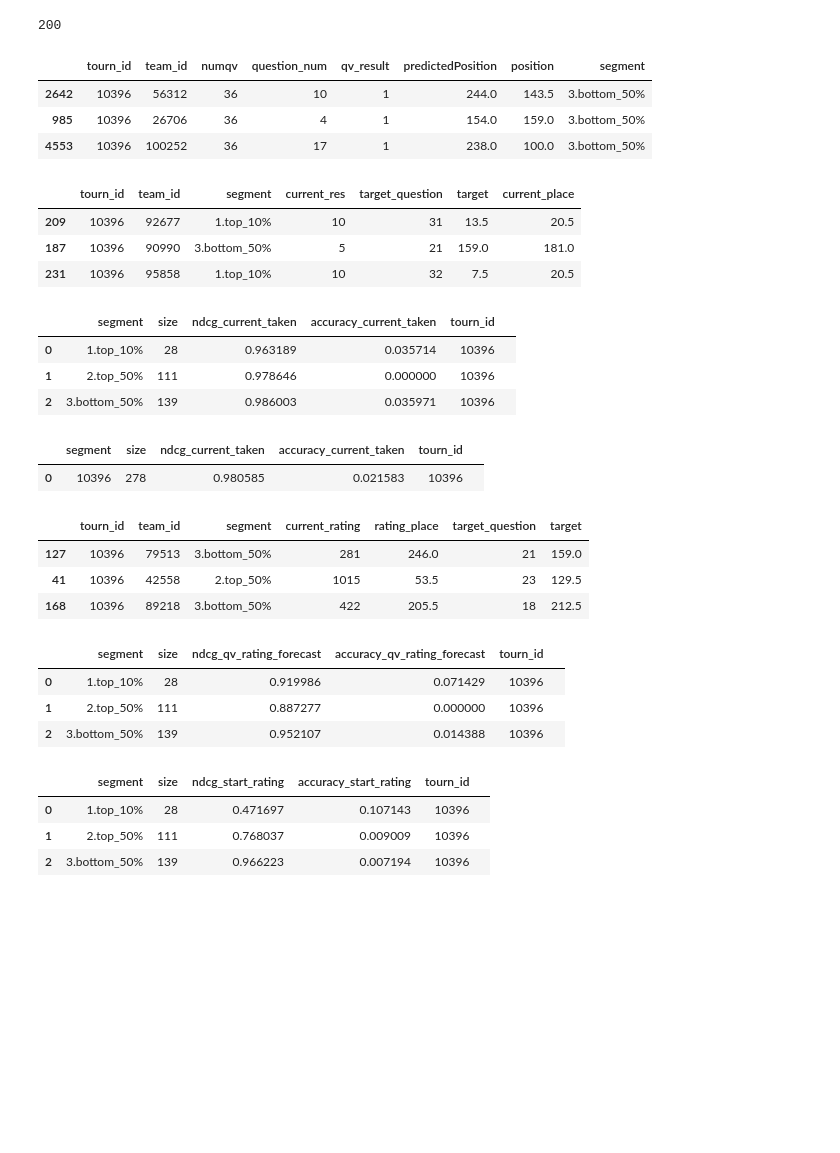
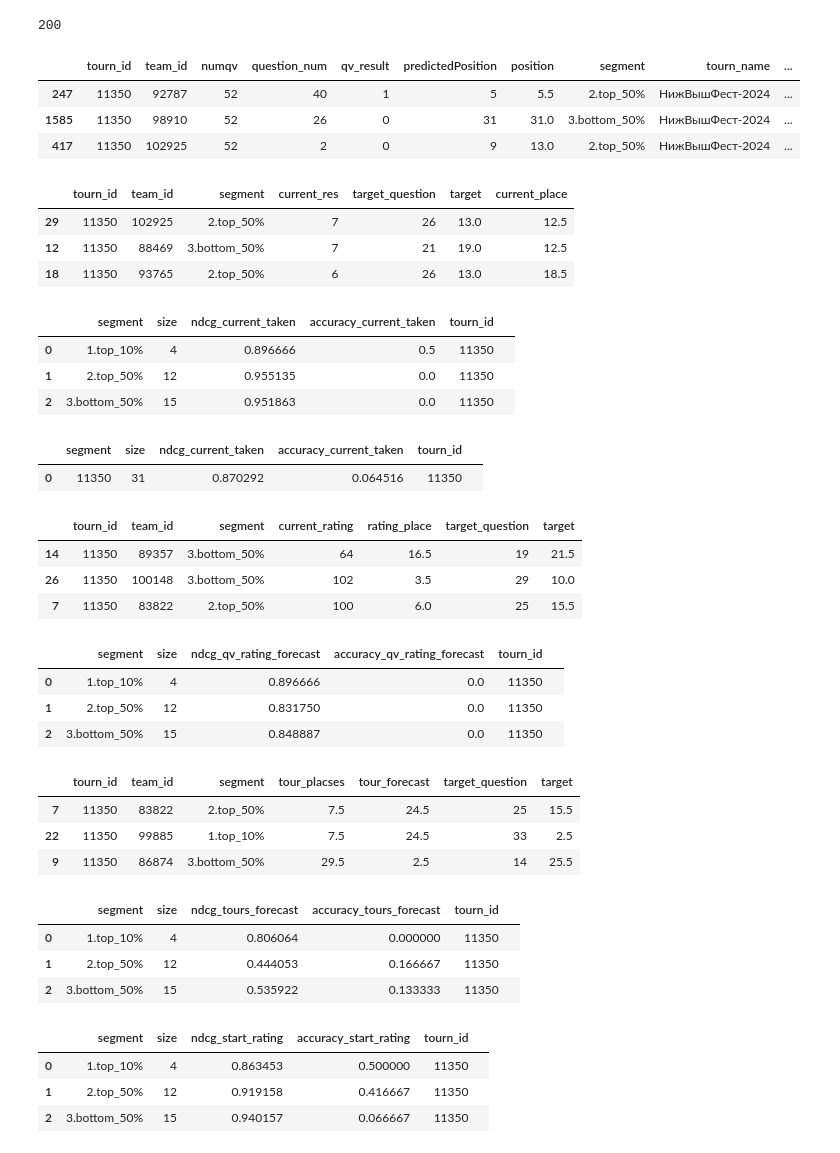
Before and after one commit to rosolimo212/chgk_results, a Jupyter notebook: per.ipynb, the cells around one changed output. Saved outputs shown, nothing was run; the diff lists cells and outputs as text; code cells hidden in the pictures; blank space fills up the shorter version.

```diff
--- a/per.ipynb
+++ b/per.ipynb
@@ -36,7 +36,9 @@ k_opt = 200
 # гостинный двор-2024, калуга
 # tourn_id = 10707
 # Островок Бесконечности: октябрь
-tourn_id = 10396
+# tourn_id = 10396
+start_date = '2024-12-01'
+finish_date = '2024-12-02'
 # %%
 def make_metrics(df, segment_col, target_col, pred_col, k=5, is_size=True, suffix='', param_value='', param_col='', tourn_id=0):
     """
@@ -169,3 +216,8 @@ def get_data(tourn_id):
     work_df = work_df.sort_values(by=['tourn_id', 'predictedPosition', 'segment', 'team_id', 'question_num'])
 
     return tourn_df, question_df, players_df, work_df
+# %%
+# проверяем работу функций
+# список турниров за определённую дату, первая страница пагинации
+tourn_lst_df = cha.get_tourn_list(start_date, finish_date, 1)
+tourn_lst_df.sample(3)
@@ -172,23 +230,24 @@ def get_data(tourn_id):
 # %%
-# проверяем работу функций
 # собранный датассет по одному турниру
+tourn_id = tourn_lst_df['tourn_id'].values[0]
 tourn_df, question_df, players_df, work_df = get_data(tourn_id)
+work_df = work_df.merge(tourn_lst_df, on='tourn_id')
 work_df.sample(3)
 # %% [output]
 200
-|  | tourn_id | team_id | numqv | question_num | qv_result | predictedPosition | position | segment |
-| 2642 | 10396 | 56312 | 36 | 10 | 1 | 244.0 | 143.5 | 3.bottom_50% |
-| 985 | 10396 | 26706 | 36 | 4 | 1 | 154.0 | 159.0 | 3.bottom_50% |
-| 4553 | 10396 | 100252 | 36 | 17 | 1 | 238.0 | 100.0 | 3.bottom_50% |
+|  | tourn_id | team_id | numqv | question_num | qv_result | predictedPosition | position | segment | tourn_name | ... |
+| 247 | 11350 | 92787 | 52 | 40 | 1 | 5 | 5.5 | 2.top_50% | НижВышФест-2024 | ... |
+| 1585 | 11350 | 98910 | 52 | 26 | 0 | 31 | 31.0 | 3.bottom_50% | НижВышФест-2024 | ... |
+| 417 | 11350 | 102925 | 52 | 2 | 0 | 9 | 13.0 | 2.top_50% | НижВышФест-2024 | ... |
 # %%
 # прогноз по занятому месту к 12 вопросу по сегменту стартовой крутости
 grtf = get_current_taken_forecast(work_df, 12, 'segment')
 grtf.sample(3)
 # %% [output]
 |  | tourn_id | team_id | segment | current_res | target_question | target | current_place |
-| 209 | 10396 | 92677 | 1.top_10% | 10 | 31 | 13.5 | 20.5 |
-| 187 | 10396 | 90990 | 3.bottom_50% | 5 | 21 | 159.0 | 181.0 |
-| 231 | 10396 | 95858 | 1.top_10% | 10 | 32 | 7.5 | 20.5 |
+| 29 | 11350 | 102925 | 2.top_50% | 7 | 26 | 13.0 | 12.5 |
+| 12 | 11350 | 88469 | 3.bottom_50% | 7 | 21 | 19.0 | 12.5 |
+| 18 | 11350 | 93765 | 2.top_50% | 6 | 26 | 13.0 | 18.5 |
 # %%
 # метрики точности прогноза по сегментам
 make_metrics(
@@ -202,9 +261,9 @@ make_metrics(
                 tourn_id=tourn_id)
 # %% [output]
 |  | segment | size | ndcg_current_taken | accuracy_current_taken | tourn_id |  |
-| 0 | 1.top_10% | 28 | 0.963189 | 0.035714 | 10396 |  |
-| 1 | 2.top_50% | 111 | 0.978646 | 0.000000 | 10396 |  |
-| 2 | 3.bottom_50% | 139 | 0.986003 | 0.035971 | 10396 |  |
+| 0 | 1.top_10% | 4 | 0.896666 | 0.5 | 11350 |  |
+| 1 | 2.top_50% | 12 | 0.955135 | 0.0 | 11350 |  |
+| 2 | 3.bottom_50% | 15 | 0.951863 | 0.0 | 11350 |  |
 # %%
 # по всей выборке тоже можно сделать
 make_metrics(
@@ -217,16 +276,16 @@ make_metrics(
                 tourn_id=tourn_id)
 # %% [output]
 |  | segment | size | ndcg_current_taken | accuracy_current_taken | tourn_id |  |
-| 0 | 10396 | 278 | 0.980585 | 0.021583 | 10396 |  |
+| 0 | 11350 | 31 | 0.870292 | 0.064516 | 11350 |  |
 # %%
 # прогноз по рейтингу взятых вопросов к 12 вопросу по сегменту стартовой крутости
 gcqrf = get_current_qv_rating_forecast(work_df, 12, 'segment')
 gcqrf.sample(3)
 # %% [output]
 |  | tourn_id | team_id | segment | current_rating | rating_place | target_question | target |
-| 127 | 10396 | 79513 | 3.bottom_50% | 281 | 246.0 | 21 | 159.0 |
-| 41 | 10396 | 42558 | 2.top_50% | 1015 | 53.5 | 23 | 129.5 |
-| 168 | 10396 | 89218 | 3.bottom_50% | 422 | 205.5 | 18 | 212.5 |
+| 14 | 11350 | 89357 | 3.bottom_50% | 64 | 16.5 | 19 | 21.5 |
+| 26 | 11350 | 100148 | 3.bottom_50% | 102 | 3.5 | 29 | 10.0 |
+| 7 | 11350 | 83822 | 2.top_50% | 100 | 6.0 | 25 | 15.5 |
 # %%
 # метрики точности прогноза по сегментам
 make_metrics(
@@ -239,9 +298,33 @@ make_metrics(
                 tourn_id=tourn_id)
 # %% [output]
 |  | segment | size | ndcg_qv_rating_forecast | accuracy_qv_rating_forecast | tourn_id |  |
-| 0 | 1.top_10% | 28 | 0.919986 | 0.071429 | 10396 |  |
-| 1 | 2.top_50% | 111 | 0.887277 | 0.000000 | 10396 |  |
-| 2 | 3.bottom_50% | 139 | 0.952107 | 0.014388 | 10396 |  |
+| 0 | 1.top_10% | 4 | 0.896666 | 0.0 | 11350 |  |
+| 1 | 2.top_50% | 12 | 0.831750 | 0.0 | 11350 |  |
+| 2 | 3.bottom_50% | 15 | 0.848887 | 0.0 | 11350 |  |
+# %%
+# прогноз по сумме мест в турах к 12 вопросу по сегменту стартовой крутости
+gtrf = get_tours_res_forecast(work_df, 12, 'segment')
+gtrf.sample(3)
+# %% [output]
+|  | tourn_id | team_id | segment | tour_placses | tour_forecast | target_question | target |
+| 7 | 11350 | 83822 | 2.top_50% | 7.5 | 24.5 | 25 | 15.5 |
+| 22 | 11350 | 99885 | 1.top_10% | 7.5 | 24.5 | 33 | 2.5 |
+| 9 | 11350 | 86874 | 3.bottom_50% | 29.5 | 2.5 | 14 | 25.5 |
+# %%
+# метрики точности прогноза по сегментам
+make_metrics(
+                gtrf,
+                segment_col='segment',
+                target_col='target',
+                pred_col='tour_forecast',
+                is_size=True,
+                suffix='_tours_forecast',
+                tourn_id=tourn_id)
+# %% [output]
+|  | segment | size | ndcg_tours_forecast | accuracy_tours_forecast | tourn_id |  |
+| 0 | 1.top_10% | 4 | 0.806064 | 0.000000 | 11350 |  |
+| 1 | 2.top_50% | 12 | 0.444053 | 0.166667 | 11350 |  |
+| 2 | 3.bottom_50% | 15 | 0.535922 | 0.133333 | 11350 |  |
 # %%
 # прогноз по стартовому рейтингу
 trdf = work_df[['tourn_id', 'team_id', 'position', 'predictedPosition', 'segment']].drop_duplicates()
@@ -255,9 +338,9 @@ make_metrics(
                 tourn_id=tourn_id)
 # %% [output]
 |  | segment | size | ndcg_start_rating | accuracy_start_rating | tourn_id |  |
-| 0 | 1.top_10% | 28 | 0.471697 | 0.107143 | 10396 |  |
-| 1 | 2.top_50% | 111 | 0.768037 | 0.009009 | 10396 |  |
-| 2 | 3.bottom_50% | 139 | 0.966223 | 0.007194 | 10396 |  |
+| 0 | 1.top_10% | 4 | 0.863453 | 0.500000 | 11350 |  |
+| 1 | 2.top_50% | 12 | 0.919158 | 0.416667 | 11350 |  |
+| 2 | 3.bottom_50% | 15 | 0.940157 | 0.066667 | 11350 |  |
 # %%
 # прогноз по случайной тасовке команд
 places = list(range(1, len(trdf)+1))
```
Also changed, not shown: parts of 23 cells of this notebook, 1 other file.
